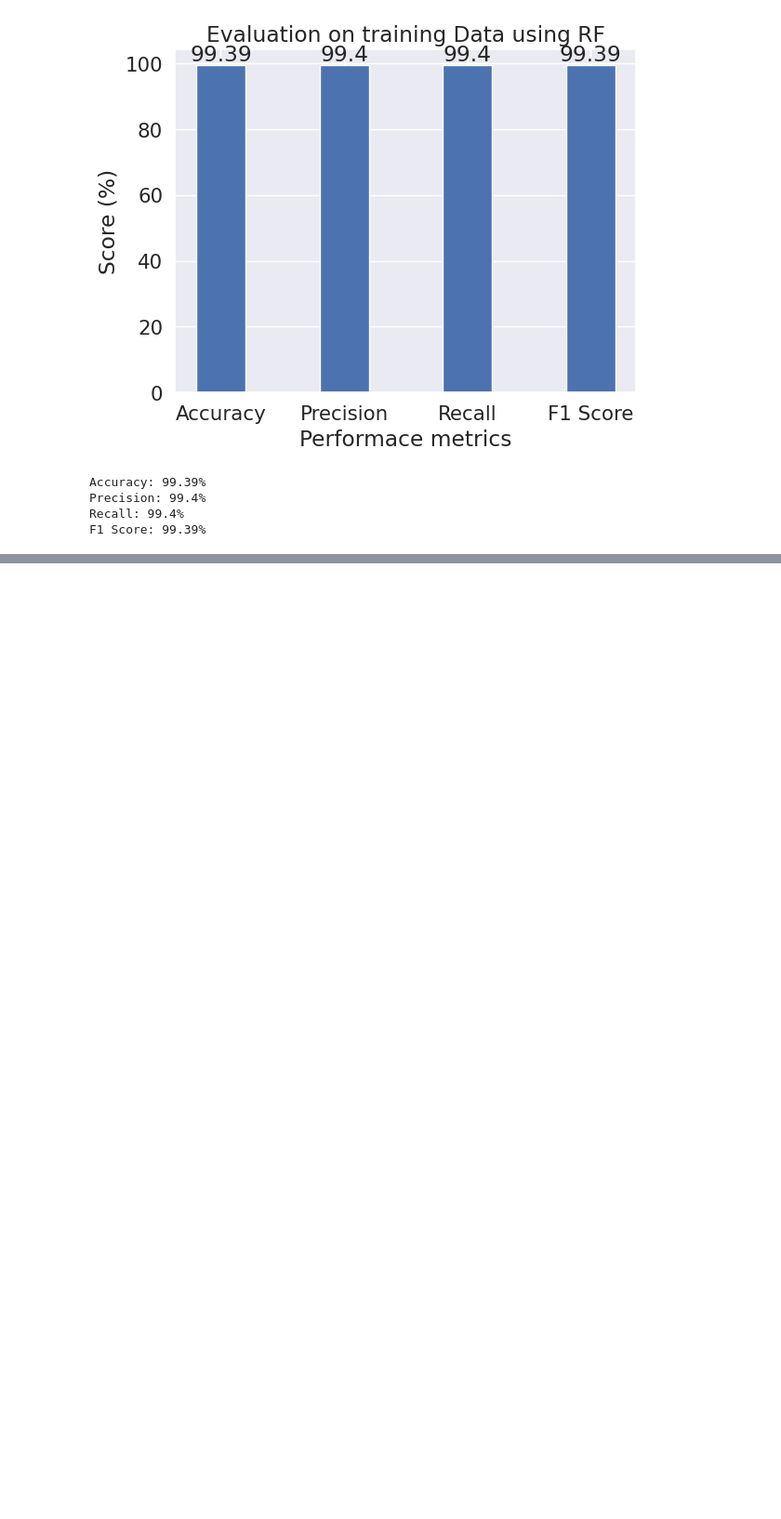
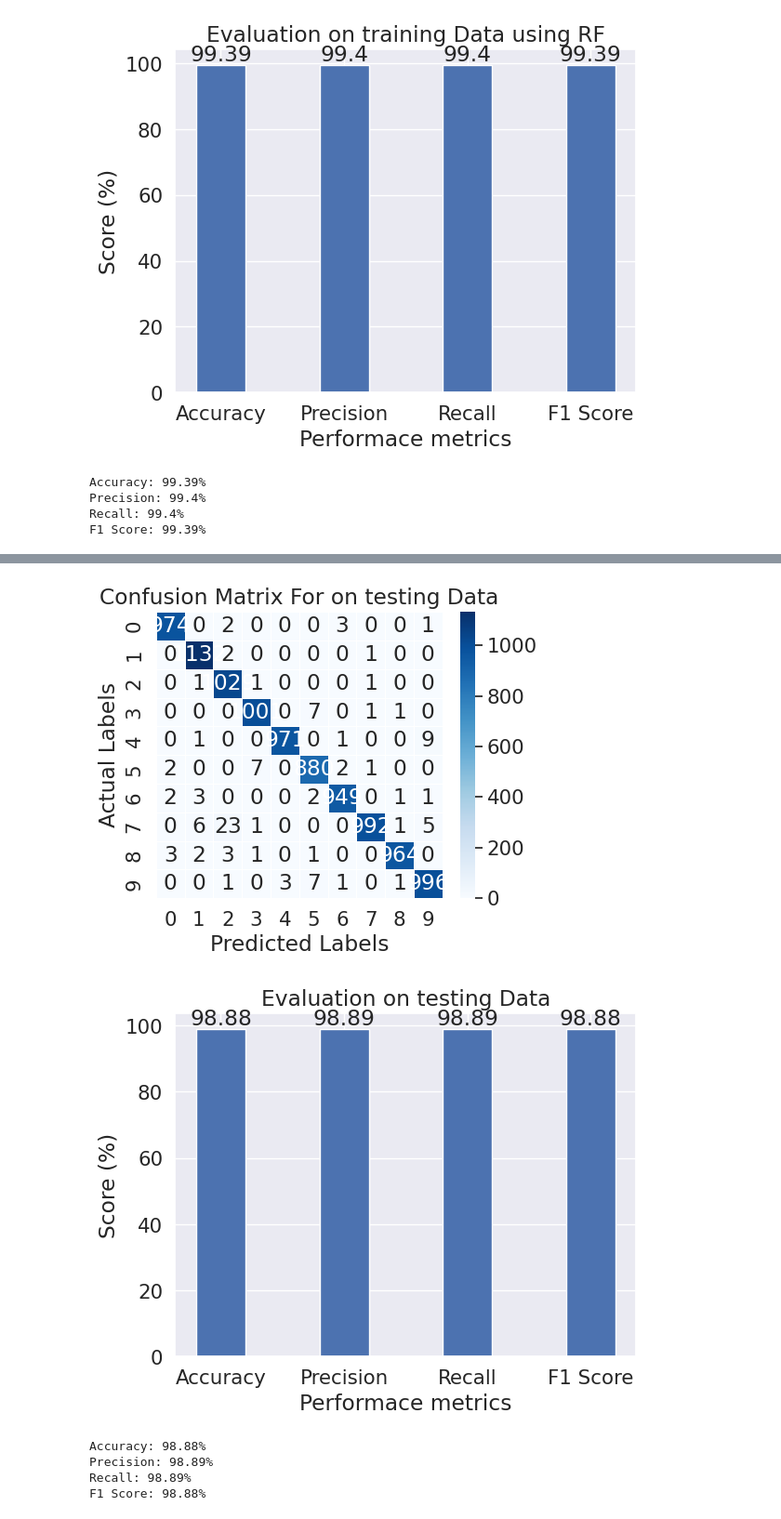
Before and after one commit to Dharmendrathapa3/Handwritten-Digit-Recognition, a Jupyter notebook: Handwritten_Digit_Recognition.ipynb, the cells around one changed output, grey strips where cells are left out. Shown at 93% size. Drawn from its saved outputs; the diff is of its cells as text; code cells hidden in the pictures; blank space fills up the shorter version.

Commit message:
Model Testing on CNN

```diff
--- a/Handwritten_Digit_Recognition.ipynb
+++ b/Handwritten_Digit_Recognition.ipynb
@@ -177,0 +180,2 @@ F1 Score: 99.39%
+# %%
+test_prediction=model.predict([x_test])
@@ -177,0 +188,56 @@ F1 Score: 99.39%
+# %%
+test_pred=[]
+for i in range(0,len(test_prediction)):
+  t=np.argmax(test_prediction[i])
+  test_pred.append(t)
+
+acc=round(accuracy_score(y_test,test_pred),4)*100
+pre=round(precision_score(y_test,test_pred, average='macro'),4)*100
+rec=round(precision_score(y_test,test_pred,average='macro'),4)*100
+f1=round(f1_score(y_test,test_pred,average='macro'),4)*100
+
+
+cm = confusion_matrix(y_test, test_pred)
+
+plt.figure(figsize=(5, 4))
+sns.heatmap(cm, annot=True, fmt='d', cmap='Blues', linewidths=0.5, square=True)
+
+plt.xlabel('Predicted Labels')
+plt.ylabel('Actual Labels')
+plt.title('Confusion Matrix For on testing Data')
+
+plt.show()
+
+print()
+print()
+print()
+
+
+################ Bar Graph ################
+X = ['Accuracy','Precision','Recall','F1 Score']
+evl_mpl = [acc, pre, rec,f1]
+X_axis = np.arange(len(X))
+bars=plt.bar(X_axis, evl_mpl, 0.4)
+
+for bar in bars:
+    height = bar.get_height()
+    plt.text(bar.get_x() + bar.get_width() / 2, height,  # position: center top edge
+     str(height), ha='center', va='bottom')
+plt.xticks(X_axis, X)
+plt.title("Evaluation on testing Data")
+plt.xlabel("Performace metrics")
+plt.ylabel("Score (%)")
+plt.show()
+##################################
+
+print(f'Accuracy: {acc}%')
+print(f'Precision: {pre}%')
+print(f'Recall: {rec}%')
+print(f'F1 Score: {f1}%')
+# %% [output]
+[figure, added]
+[figure, added]
+Accuracy: 98.88%
+Precision: 98.89%
+Recall: 98.89%
+F1 Score: 98.88%
```
Also changed, not shown: parts of 3 cells of this notebook.
